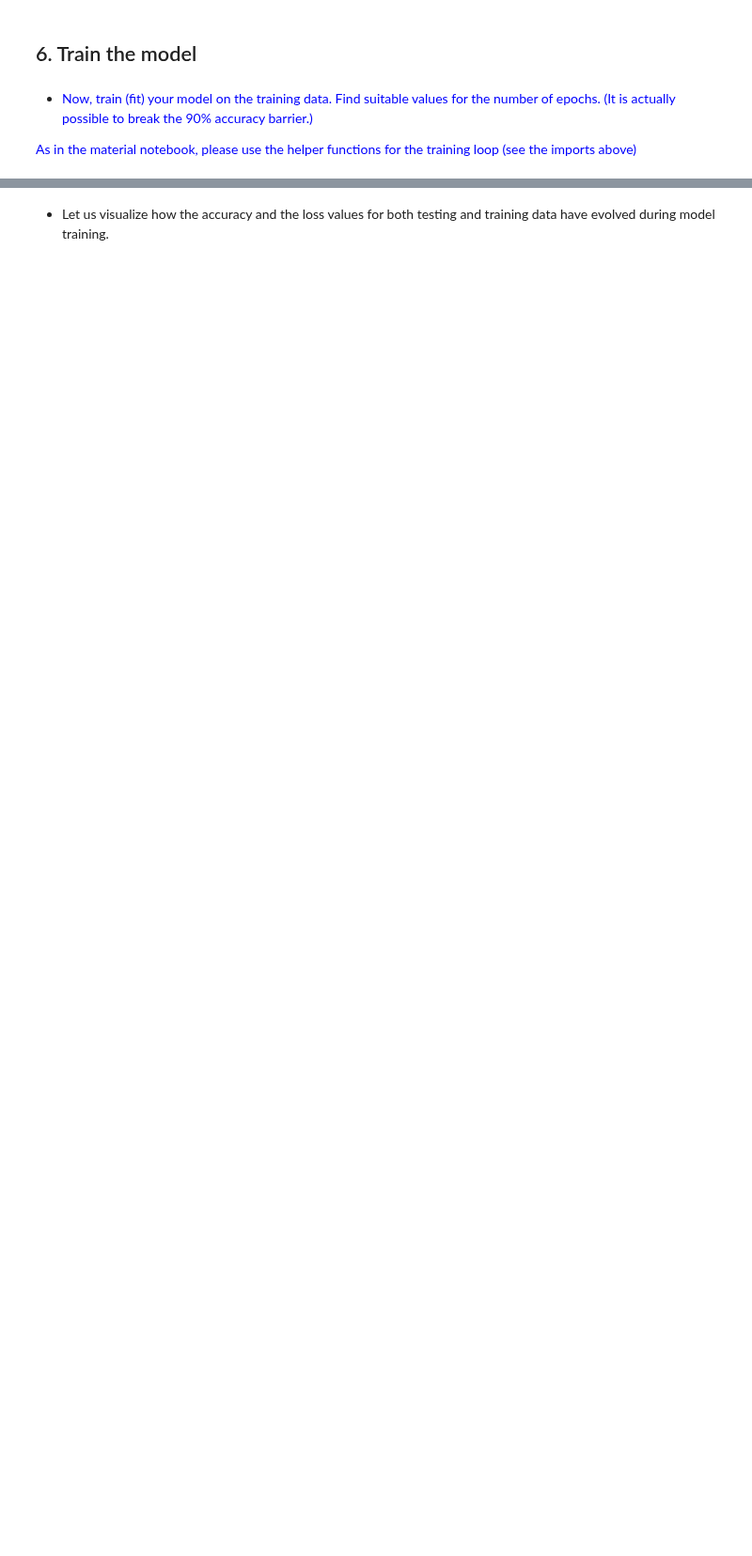
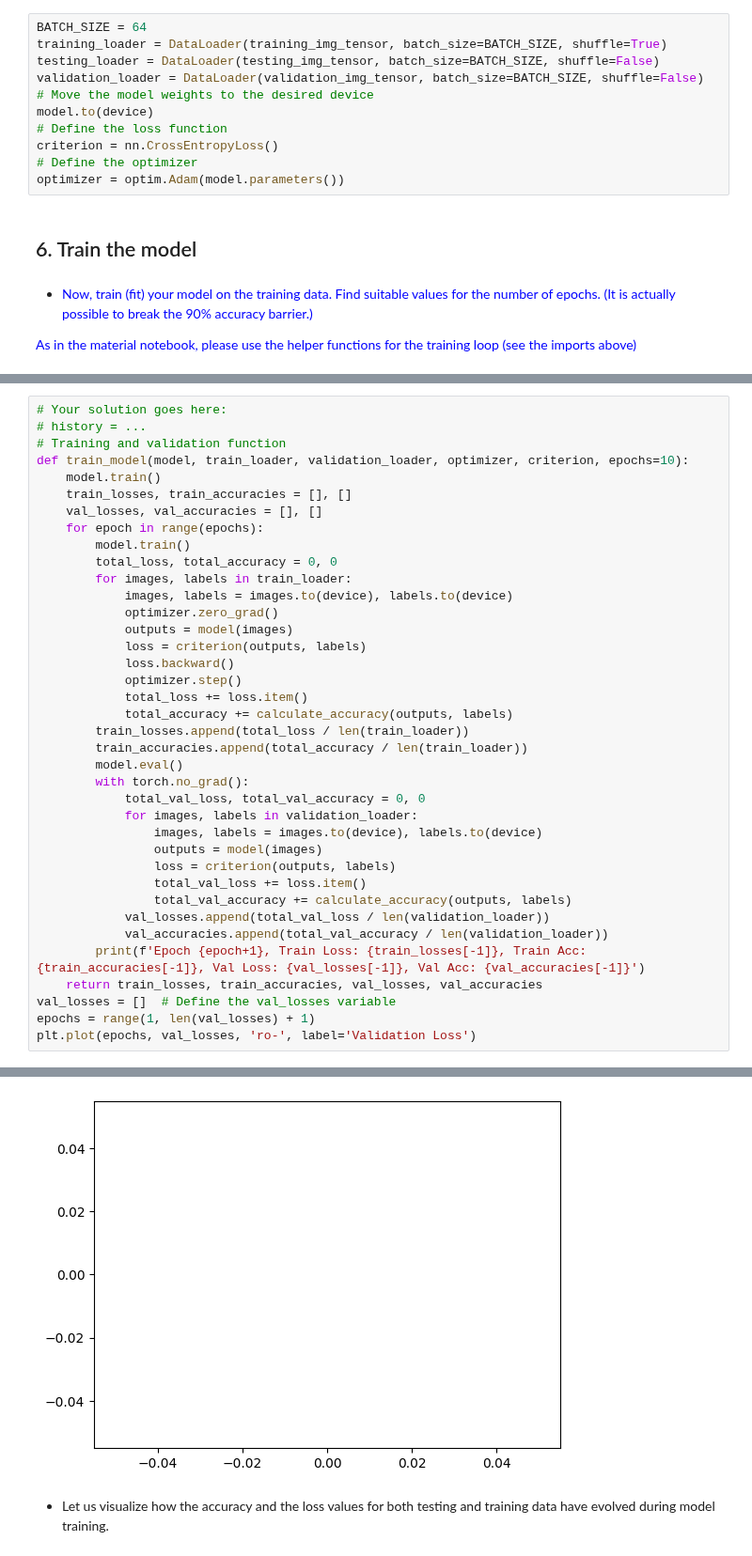
Before and after one commit to muazzamaqeel/DeepLearning, a Jupyter notebook: University_Work/Group-Work/CNN/Assignment/05d_CNN_Ex.ipynb, the cells around one changed output, grey strips where cells are left out. Shown at 94% size. Drawn from its saved outputs; the diff is of its cells as text; blank space fills up the shorter version.

```diff
--- a/University_Work/Group-Work/CNN/Assignment/05d_CNN_Ex.ipynb
+++ b/University_Work/Group-Work/CNN/Assignment/05d_CNN_Ex.ipynb
@@ -257,3 +237,14 @@ def calculate_accuracy(outputs, labels):
+# %%
+BATCH_SIZE = 64
+training_loader = DataLoader(training_img_tensor, batch_size=BATCH_SIZE, shuffle=True)
+testing_loader = DataLoader(testing_img_tensor, batch_size=BATCH_SIZE, shuffle=False)
+validation_loader = DataLoader(validation_img_tensor, batch_size=BATCH_SIZE, shuffle=False)
+# Move the model weights to the desired device
+model.to(device)
+# Define the loss function
+criterion = nn.CrossEntropyLoss()
+# Define the optimizer
+optimizer = optim.Adam(model.parameters())
 # %% [markdown]
 ## 6. Train the model
 # %% [markdown]
@@ -264,0 +253,39 @@ def calculate_accuracy(outputs, labels):
+# %%
+# Your solution goes here:
+# history = ...
+# Training and validation function
+def train_model(model, train_loader, validation_loader, optimizer, criterion, epochs=10):
+    model.train()
+    train_losses, train_accuracies = [], []
+    val_losses, val_accuracies = [], []
+    for epoch in range(epochs):
+        model.train()
+        total_loss, total_accuracy = 0, 0
+        for images, labels in train_loader:
+            images, labels = images.to(device), labels.to(device)
+            optimizer.zero_grad()
+            outputs = model(images)
+            loss = criterion(outputs, labels)
+            loss.backward()
+            optimizer.step()
+            total_loss += loss.item()
+            total_accuracy += calculate_accuracy(outputs, labels)
+        train_losses.append(total_loss / len(train_loader))
+        train_accuracies.append(total_accuracy / len(train_loader))
+        model.eval()
+        with torch.no_grad():
+            total_val_loss, total_val_accuracy = 0, 0
+            for images, labels in validation_loader:
+                images, labels = images.to(device), labels.to(device)
+                outputs = model(images)
+                loss = criterion(outputs, labels)
+                total_val_loss += loss.item()
+                total_val_accuracy += calculate_accuracy(outputs, labels)
+            val_losses.append(total_val_loss / len(validation_loader))
+            val_accuracies.append(total_val_accuracy / len(validation_loader))
+        print(f'Epoch {epoch+1}, Train Loss: {train_losses[-1]}, Train Acc: {train_accuracies[-1]}, Val Loss: {val_losses[-1]}, Val Acc: {val_accuracies[-1]}')
+    return train_losses, train_accuracies, val_losses, val_accuracies
+val_losses = []  # Define the val_losses variable
+epochs = range(1, len(val_losses) + 1)
+plt.plot(epochs, val_losses, 'ro-', label='Validation Loss')
+# %% [output]
@@ -265,3 +293,4 @@ def calculate_accuracy(outputs, labels):
+[figure, added]
 # %% [markdown]
 * Let us visualize how the accuracy and the loss values for both testing and training data have evolved during model training.
 # %%
```
Also changed, not shown: parts of 3 cells of this notebook.
